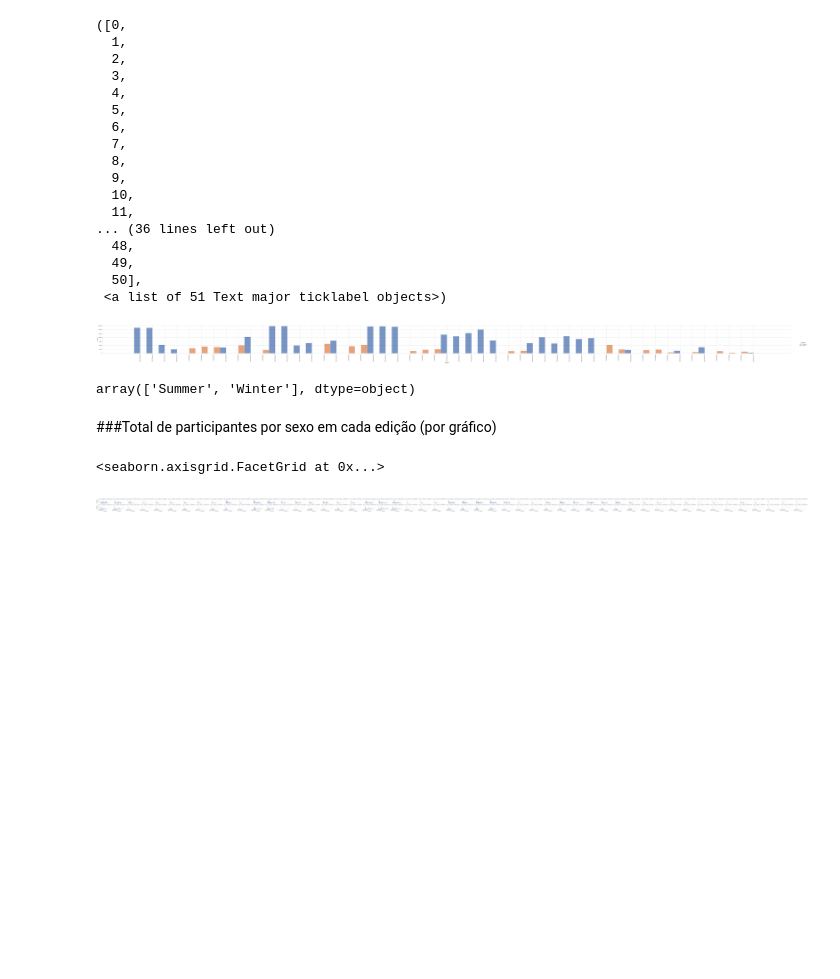
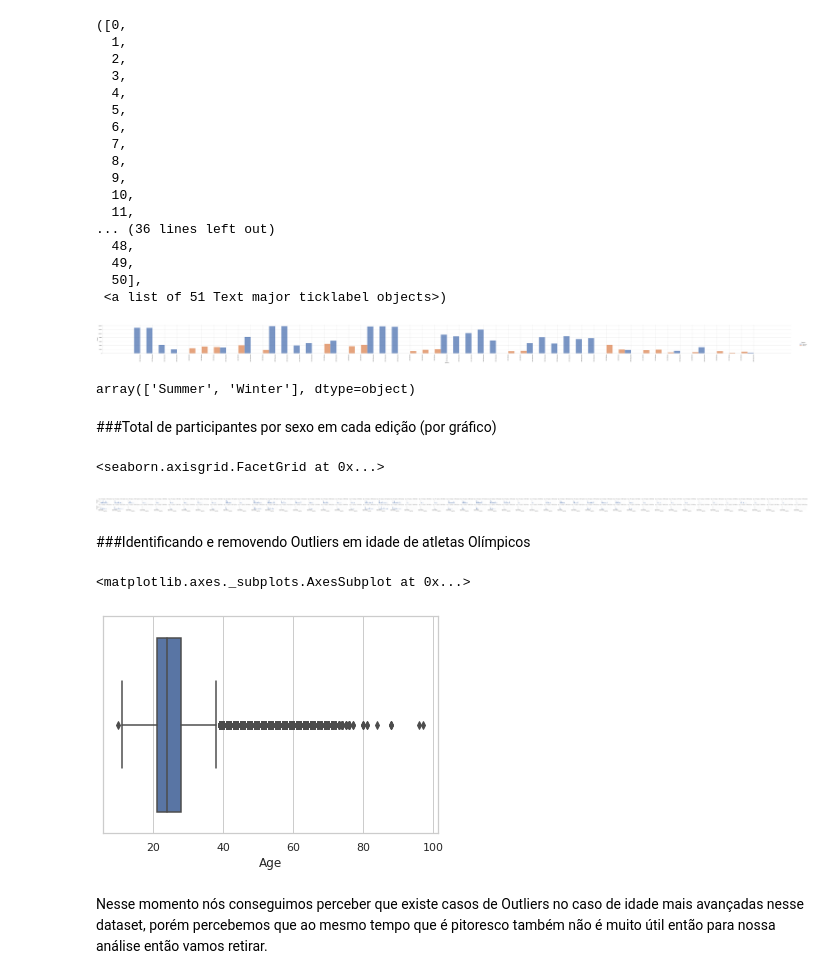
Before and after one commit to King-Bowie/projeto_olimpiadas, a Jupyter notebook: Olimpiadas.ipynb, the cells around one changed output. Drawn from its saved outputs; the diff is of its cells as text; code cells hidden in the pictures; blank space fills up the shorter version.

```diff
--- a/Olimpiadas.ipynb
+++ b/Olimpiadas.ipynb
@@ -465,3 +492,12 @@ g.set_axis_labels('Esportes','Contagem')
 # %% [output]
 <seaborn.axisgrid.FacetGrid at 0x...>
 [figure]
+# %% [markdown]
+###Identificando e removendo Outliers em idade de atletas Olímpicos
+# %%
+sns.boxplot(atletas["Age"])
+# %% [output]
+<matplotlib.axes._subplots.AxesSubplot at 0x...>
+[figure, added]
+# %% [markdown]
+Nesse momento nós conseguimos perceber que existe casos de Outliers no caso de idade mais avançadas nesse dataset, porém percebemos que ao mesmo tempo que é pitoresco também não é muito útil então para nossa análise então vamos retirar.
```
Also changed, not shown: parts of 16 cells of this notebook.
